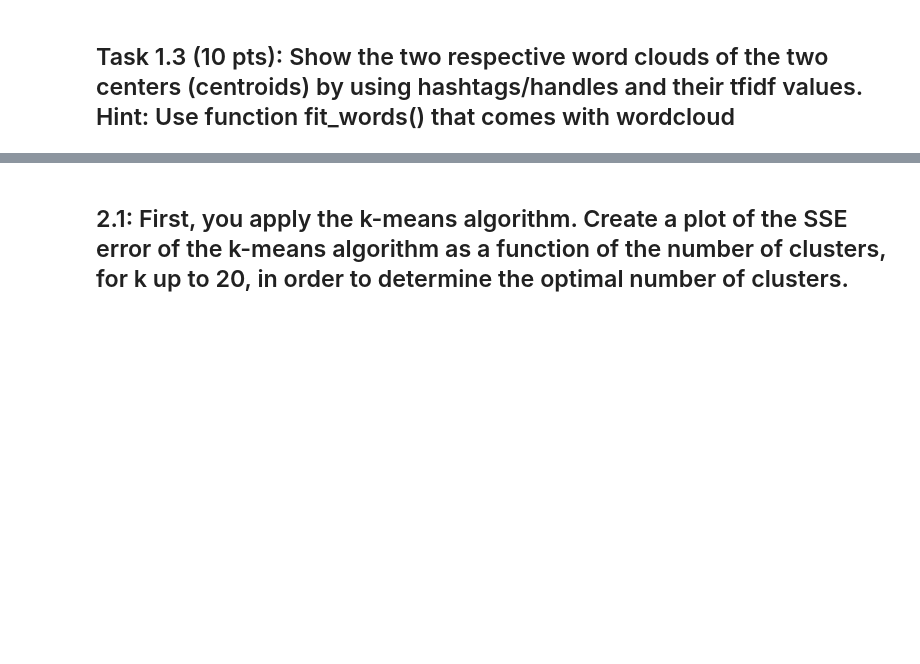
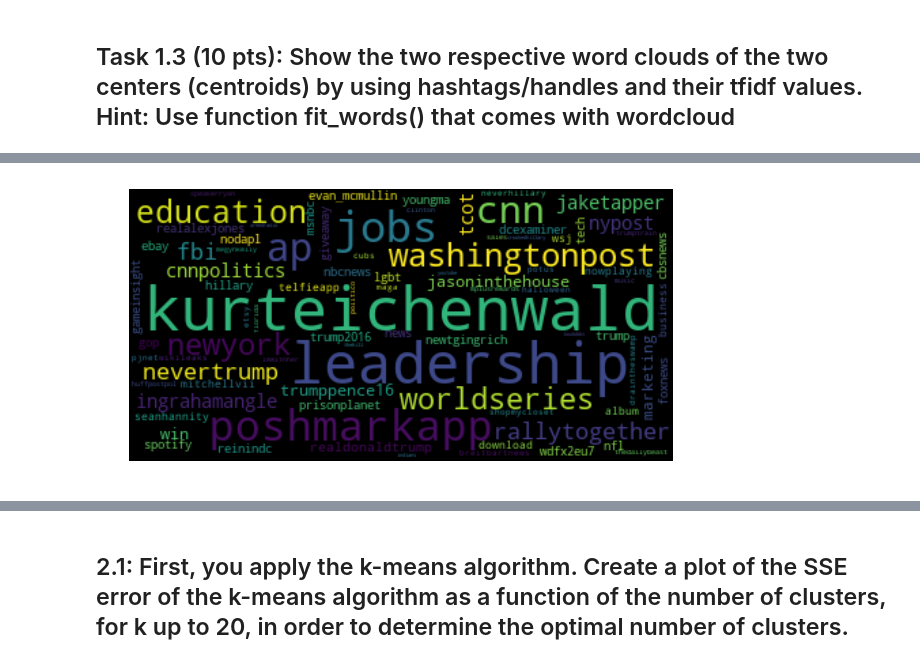
Before and after one commit to alecluna/CSC177A1, a Jupyter notebook: Project2_Clustering.ipynb, the cells around one changed output, grey strips where cells are left out. Cells and saved outputs as stored; diff of their text form; code cells hidden in the pictures; blank space fills up the shorter version.

```diff
--- a/Project2_Clustering.ipynb
+++ b/Project2_Clustering.ipynb
@@ -21,7 +30,7 @@ tweets.head()
 # %%
 aggregateTweetsHashtags = tweets.groupby('UserID')['FrequencyOver20'].apply(lambda x: x.str.cat(sep=' '))
 tweetsPrepareSKText = pd.DataFrame({'User_id': aggregateTweetsHashtags.index, 'All_hashtags': aggregateTweetsHashtags.values})
-vectorizer = sk_text.TfidfVectorizer(max_features = 4,
+vectorizer = sk_text.TfidfVectorizer(max_features = 100,
                              #min_df=100,
                              max_df=.8,
                              stop_words = 'english'
@@ -96,2 +152,12 @@ printMetrics(true,ag)
 # %% [markdown]
 ## Task 1.3 (10 pts): Show the two respective word clouds of the two centers (centroids) by using hashtags/handles and their tfidf values. Hint: Use function fit_words() that comes with wordcloud
+# %%
+%%time
+freq={};
+cluster_centers=kmeans.cluster_centers_
+cluster_centers_reversed = cluster_centers[:,::-1]
+des_order_centroids = cluster_centers.argsort()[:,::-1]     #  get the indices that sort array in descending order
+terms = vectorizer.get_feature_names()
+
+for indx,ind in enumerate(des_order_centroids[0,:]):
+    freq[terms[ind]] = cluster_centers_reversed[0,indx]
@@ -98,12 +167,13 @@ printMetrics(true,ag)
 # %%
 # Create stopword list:
 stopwords = set(STOPWORDS)
-
 # Generate a word cloud image
-wordcloud = WordCloud(stopwords=stopwords).fit_words(vectorizer.vocabulary_)
+wordcloud = WordCloud(stopwords=stopwords).fit_words(freq)
 
 # Display the generated image:
 plt.figure(figsize=(10,5))
 plt.imshow(wordcloud, interpolation='bilinear')
 plt.axis("off")
 plt.show()
+# %% [output]
+[figure, added]
```
Also changed, not shown: parts of 19 cells of this notebook.
